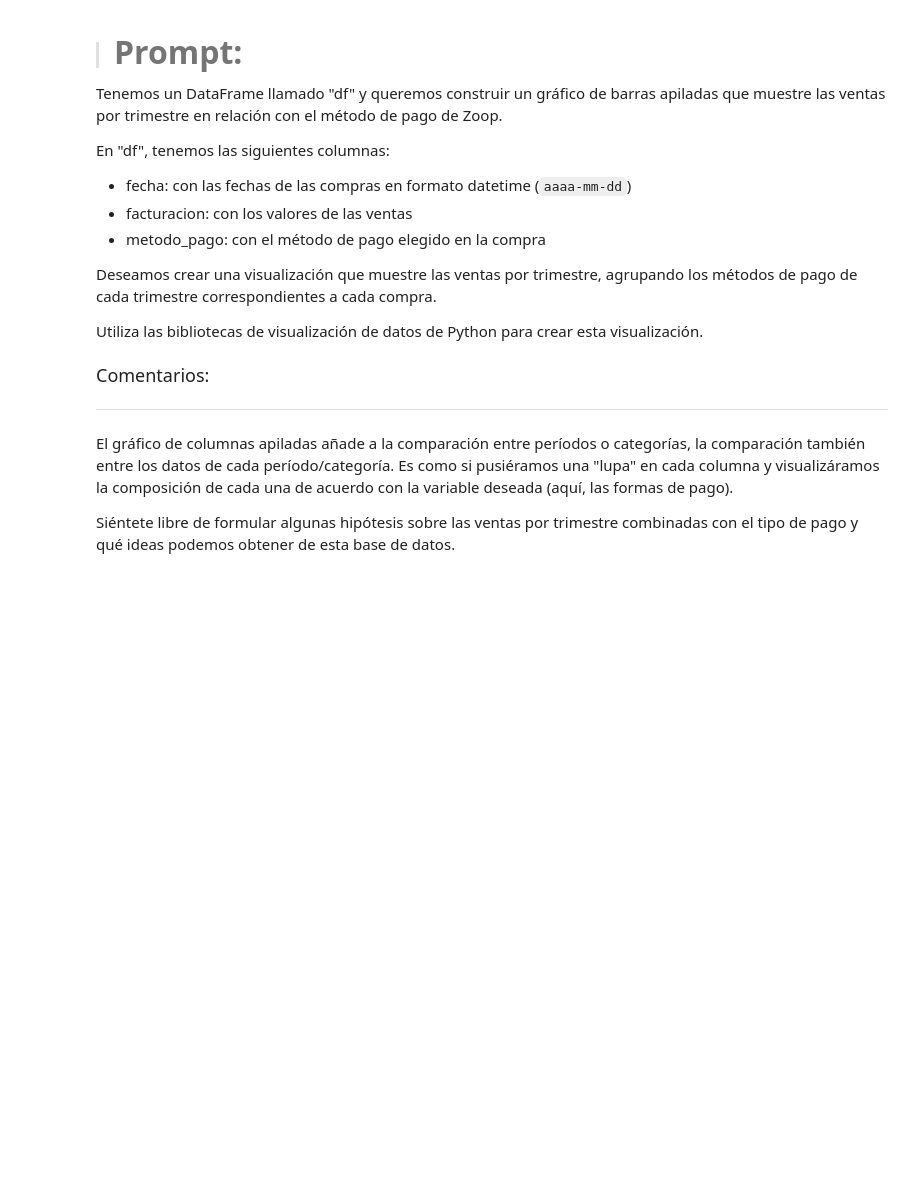
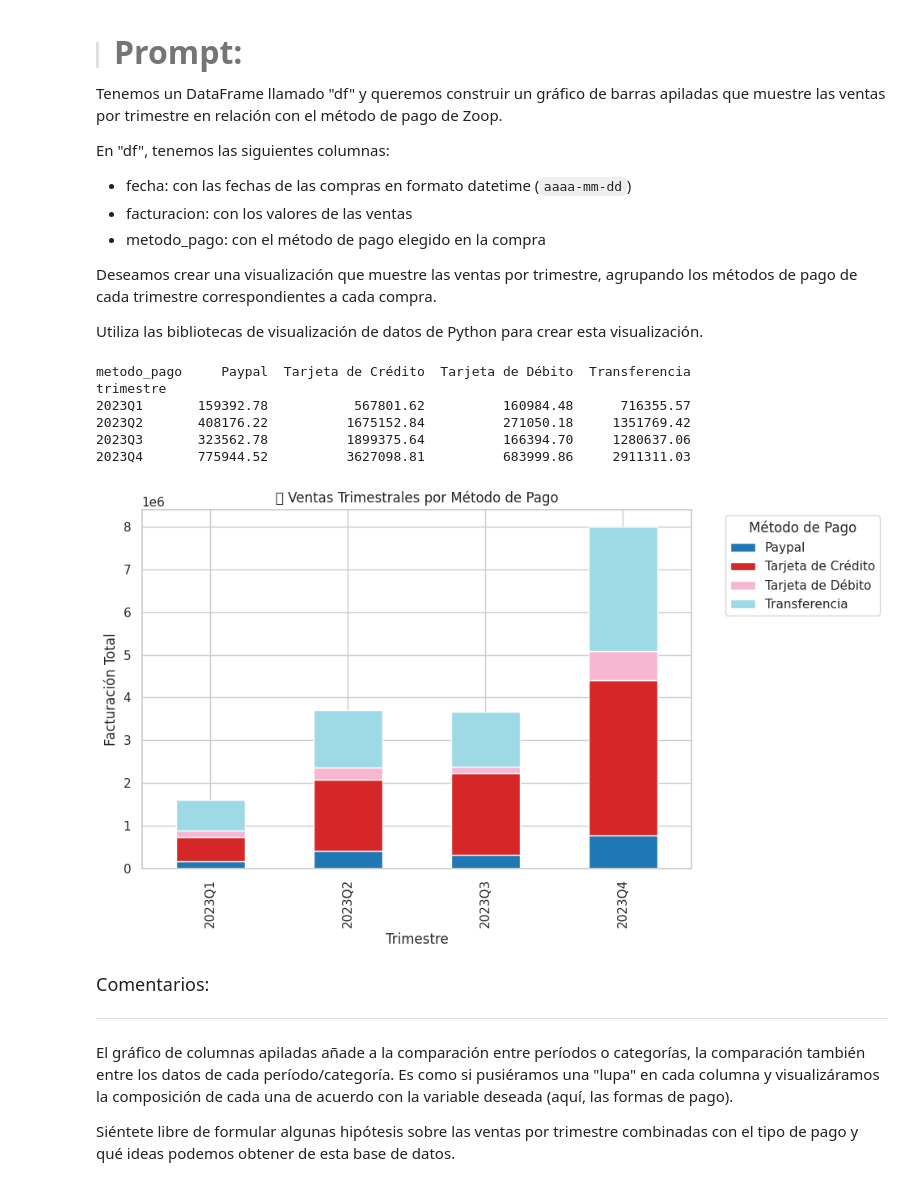
Before and after one commit to gloriagutierrez2025/IA-aplicada-a-la-ciencia-de-datos, a Jupyter notebook: IA_aplicada_a_ciencia_de_datos.ipynb, the cells around one changed output. Cells and saved outputs as stored; diff of their text form; code cells hidden in the pictures; blank space fills up the shorter version.

```diff
--- a/IA_aplicada_a_ciencia_de_datos.ipynb
+++ b/IA_aplicada_a_ciencia_de_datos.ipynb
@@ -610,6 +610,46 @@ En "df", tenemos las siguientes columnas:
 Deseamos crear una visualización que muestre las ventas por trimestre, agrupando los métodos de pago de cada trimestre correspondientes a cada compra.
 
 Utiliza las bibliotecas de visualización de datos de Python para crear esta visualización.
+# %%
+import pandas as pd
+
+# Asegurarse que la columna fecha sea tipo datetime
+df['fecha'] = pd.to_datetime(df['fecha'])
+
+# Crear columna de trimestre (ej: "2025Q1")
+df['trimestre'] = df['fecha'].dt.to_period('Q').astype(str)
+
+# Agrupar por trimestre y método de pago, sumando la facturación
+ventas_trimestrales = df.groupby(['trimestre', 'metodo_pago'])['facturacion'].sum().reset_index()
+
+# Pivotear para formato de barras apiladas
+ventas_pivot = ventas_trimestrales.pivot(index='trimestre', columns='metodo_pago', values='facturacion').fillna(0)
+
+print(ventas_pivot)
+# %% [output]
+metodo_pago     Paypal  Tarjeta de Crédito  Tarjeta de Débito  Transferencia
+trimestre
+2023Q1       159392.78           567801.62          160984.48      716355.57
+2023Q2       408176.22          1675152.84          271050.18     1351769.42
+2023Q3       323562.78          1899375.64          166394.70     1280637.06
+2023Q4       775944.52          3627098.81          683999.86     2911311.03
+# %%
+import matplotlib.pyplot as plt
+import seaborn as sns
+
+# Estilo
+sns.set(style="whitegrid")
+# Crear gráfico
+ventas_pivot.plot(kind='bar', stacked=True, figsize=(10, 6), colormap='tab20')
+
+plt.title('🧾 Ventas Trimestrales por Método de Pago')
+plt.xlabel('Trimestre')
+plt.ylabel('Facturación Total')
+plt.legend(title='Método de Pago', bbox_to_anchor=(1.05, 1), loc='upper left')
+plt.tight_layout()
+plt.show()
+# %% [output]
+[figure, added]
 # %% [markdown]
 <font color="7b71ff" size=4> Comentarios: </font>
 
```
Also changed, not shown: parts of 8 cells of this notebook.
